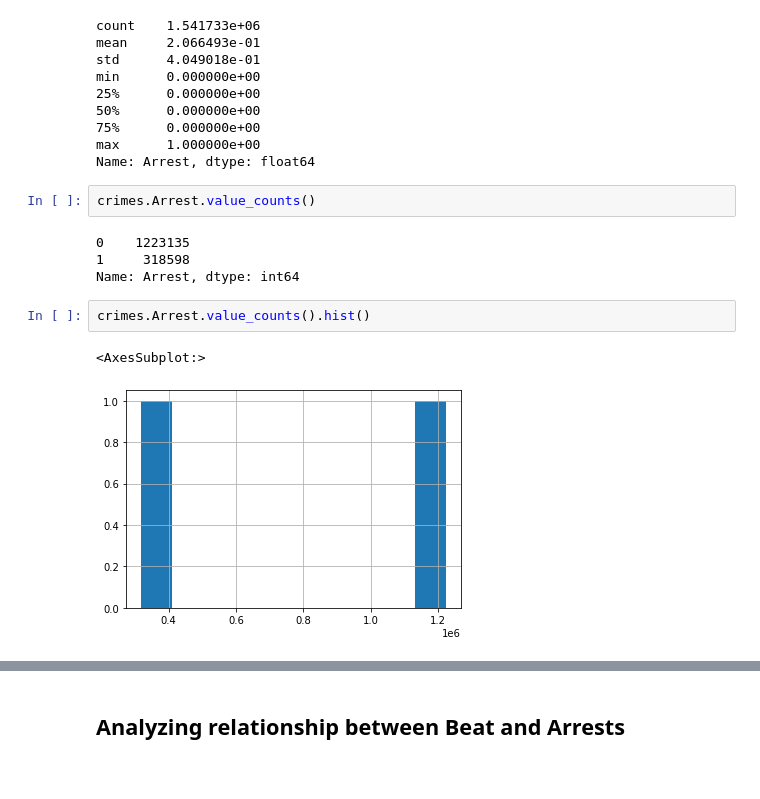
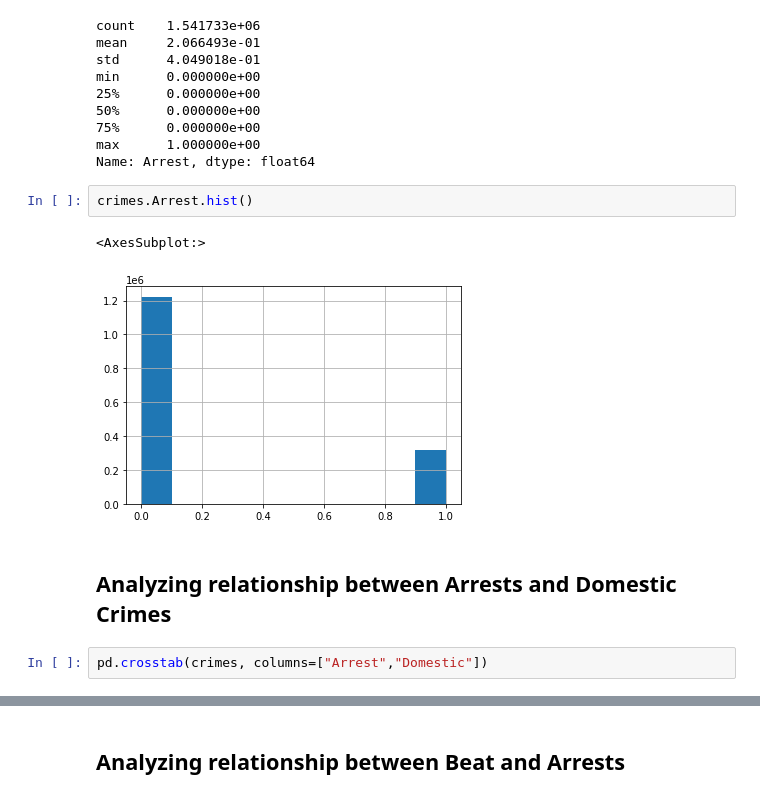
Before and after one commit to leo-cavalcante/crimes-in-chicago, a Jupyter notebook: Crime Analysis - Arrest and Domestic.ipynb, the cells around one changed output, grey strips where cells are left out. Cells and saved outputs as stored; diff of their text form.

Commit message:
Updates Arrests-Domestic analysis

```diff
--- a/Arrests Analysis.ipynb
+++ b/Crime Analysis - Arrest and Domestic.ipynb
@@ -136,14 +144,12 @@ min      0.000000e+00
 75%      0.000000e+00
 max      1.000000e+00
 Name: Arrest, dtype: float64
-# %%
-crimes.Arrest.value_counts()
-# %% [output]
-0    1223135
-1     318598
-Name: Arrest, dtype: int64
 # %%
-crimes.Arrest.value_counts().hist()
+crimes.Arrest.hist()
 # %% [output]
 <AxesSubplot:>
-[figure, old version]
+[figure, new version]
+# %% [markdown]
+## Analyzing relationship between Arrests and Domestic Crimes
+# %%
+pd.crosstab(crimes, columns=["Arrest","Domestic"])
```
Also changed, not shown: parts of 3 cells of this notebook, 1 other file.
